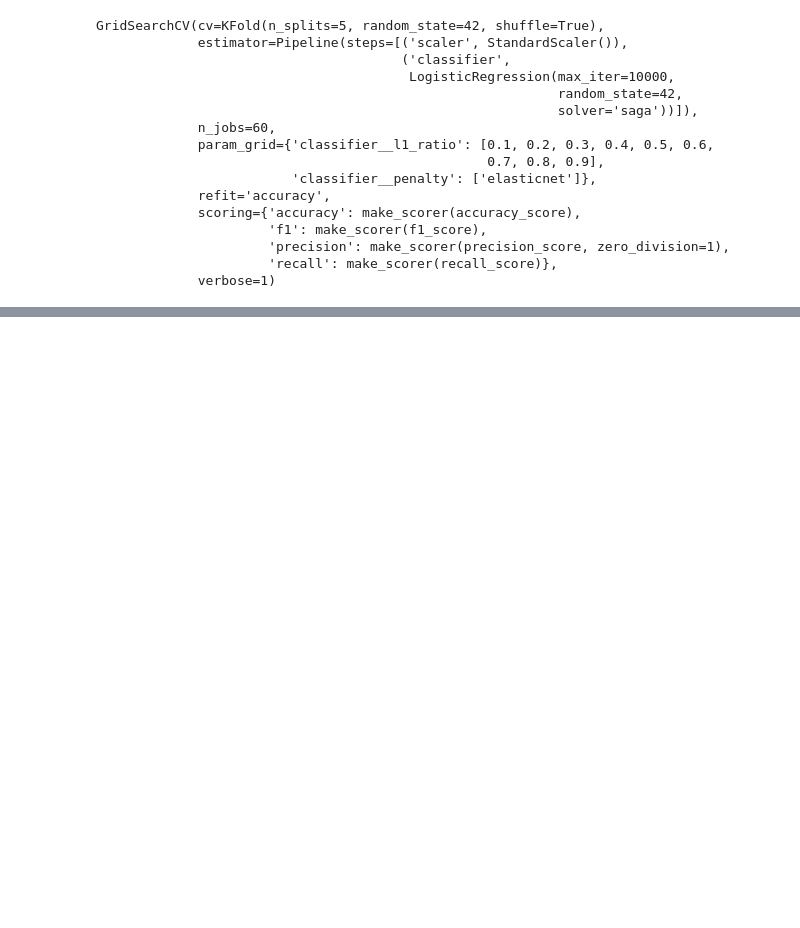
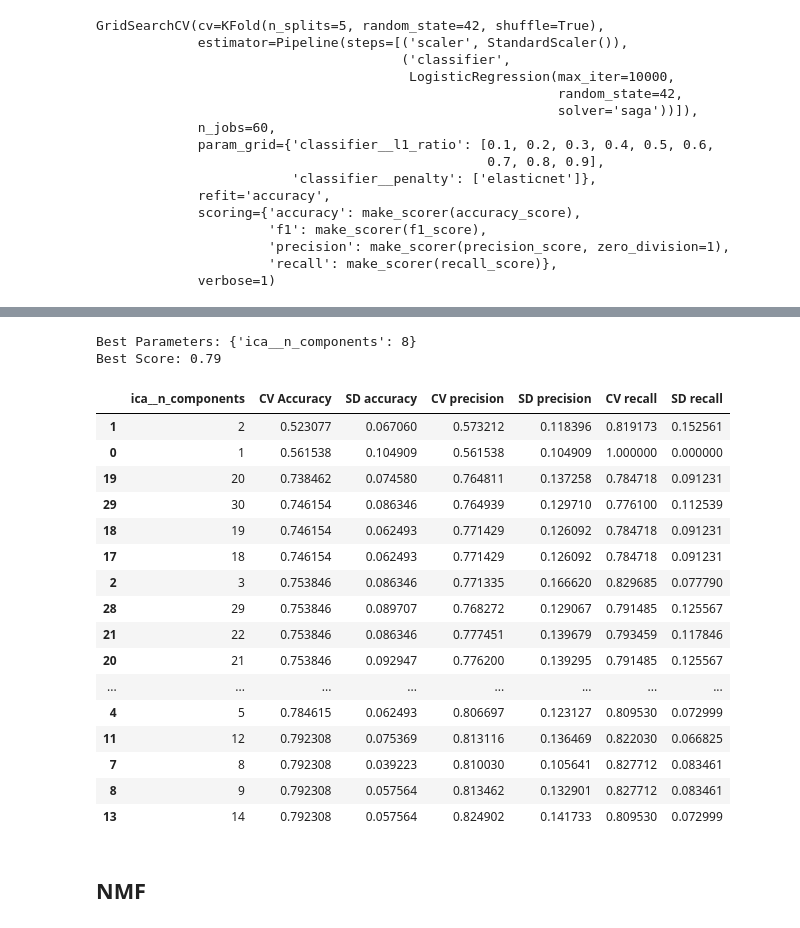
Before and after one commit to jfogrady1/ML4Tb, a Jupyter notebook: bin/Human_Cheng/Human_logistic_regression.ipynb, the cells around one changed output, grey strips where cells are left out. Cells and saved outputs as stored; diff of their text form; code cells hidden in the pictures; blank space fills up the shorter version.

```diff
--- a/bin/Human_Cheng/Human_logistic_regression.ipynb
+++ b/bin/Human_Cheng/Human_logistic_regression.ipynb
@@ -138,0 +280,4 @@ non_zero_counts_df
+# %%
+with open('/home/workspace/jogrady/ML4TB/work/models/Logistic_regression/Human_train_Logistic_regression_PCA_search.pkl', 'wb') as f:
+    pickle.dump(LR_pca_search_model, f)
+results_pca.to_csv(path_or_buf="/home/workspace/jogrady/ML4TB/results/Logistic_regression/CV_results/Human_train_PCA_CV_results.txt", sep = "\t")
@@ -138,0 +301,18 @@ non_zero_counts_df
+# %%
+# Set up the pipeline
+ICA_Pipeline = Pipeline(steps=[('ica', FastICA(
+        random_state=42,
+        max_iter=5000, tol=0.0001,
+        whiten='unit-variance')),
+('classifier', LogisticRegression(max_iter=10000, penalty="none", solver='saga', tol=0.0001, random_state=42))])
+
+# Set up grid of components - 80% from PCA above
+ica_param_grid = {'ica__n_components': list(range(1, 33))}
+
+
+# Apply
+LR_ica_search_model = GridSearchCV(ICA_Pipeline, ica_param_grid, cv=KF, scoring=scoring, refit="accuracy")
+
+
+# Fit
+LR_ica_search_model.fit(train_data, train_labels.ravel())
@@ -138,0 +338,40 @@ non_zero_counts_df
+# %%
+# Look at best paramaters and accuracy and save results to a data frame
+print("Best Parameters:", LR_ica_search_model.best_params_)
+print(f"Best Score: {LR_ica_search_model.best_score_:.2f}")
+results_ica = pd.concat([pd.DataFrame(LR_ica_search_model.cv_results_["params"]),
+           pd.DataFrame(LR_ica_search_model.cv_results_["mean_test_accuracy"], columns = ["CV Accuracy"]),
+           pd.DataFrame(LR_ica_search_model.cv_results_["std_test_accuracy"], columns=["SD accuracy"]),
+           pd.DataFrame(LR_ica_search_model.cv_results_["mean_test_precision"], columns = ["CV precision"]),
+           pd.DataFrame(LR_ica_search_model.cv_results_["std_test_precision"], columns=["SD precision"]),
+           pd.DataFrame(LR_ica_search_model.cv_results_["mean_test_recall"], columns=["CV recall"]),
+           pd.DataFrame(LR_ica_search_model.cv_results_["std_test_recall"], columns=["SD recall"])],axis=1)
+results_ica.sort_values(by='CV Accuracy', inplace=True)
+# %% [output]
+Best Parameters: {'ica__n_components': 8}
+Best Score: 0.79
+# %%
+with open('/home/workspace/jogrady/ML4TB/work/models/Logistic_regression/Human_train_Logistic_regression_ICA_search.pkl', 'wb') as f:
+    pickle.dump(LR_ica_search_model, f)
+results_ica.to_csv(path_or_buf="/home/workspace/jogrady/ML4TB/results/Logistic_regression/CV_results/Human_train_ICA_CV_results.txt", sep = "\t")
+results_ica
+# %% [output]
+|  | ica__n_components | CV Accuracy | SD accuracy | CV precision | SD precision | CV recall | SD recall |
+| 1 | 2 | 0.523077 | 0.067060 | 0.573212 | 0.118396 | 0.819173 | 0.152561 |
+| 0 | 1 | 0.561538 | 0.104909 | 0.561538 | 0.104909 | 1.000000 | 0.000000 |
+| 19 | 20 | 0.738462 | 0.074580 | 0.764811 | 0.137258 | 0.784718 | 0.091231 |
+| 29 | 30 | 0.746154 | 0.086346 | 0.764939 | 0.129710 | 0.776100 | 0.112539 |
+| 18 | 19 | 0.746154 | 0.062493 | 0.771429 | 0.126092 | 0.784718 | 0.091231 |
+| 17 | 18 | 0.746154 | 0.062493 | 0.771429 | 0.126092 | 0.784718 | 0.091231 |
+| 2 | 3 | 0.753846 | 0.086346 | 0.771335 | 0.166620 | 0.829685 | 0.077790 |
+| 28 | 29 | 0.753846 | 0.089707 | 0.768272 | 0.129067 | 0.791485 | 0.125567 |
+| 21 | 22 | 0.753846 | 0.086346 | 0.777451 | 0.139679 | 0.793459 | 0.117846 |
+| 20 | 21 | 0.753846 | 0.092947 | 0.776200 | 0.139295 | 0.791485 | 0.125567 |
+| ... | ... | ... | ... | ... | ... | ... | ... |
+| 4 | 5 | 0.784615 | 0.062493 | 0.806697 | 0.123127 | 0.809530 | 0.072999 |
+| 11 | 12 | 0.792308 | 0.075369 | 0.813116 | 0.136469 | 0.822030 | 0.066825 |
+| 7 | 8 | 0.792308 | 0.039223 | 0.810030 | 0.105641 | 0.827712 | 0.083461 |
+| 8 | 9 | 0.792308 | 0.057564 | 0.813462 | 0.132901 | 0.827712 | 0.083461 |
+| 13 | 14 | 0.792308 | 0.057564 | 0.824902 | 0.141733 | 0.809530 | 0.072999 |
+# %% [markdown]
+## NMF
```
Also changed, not shown: parts of 71 cells of this notebook, 5 other files.
